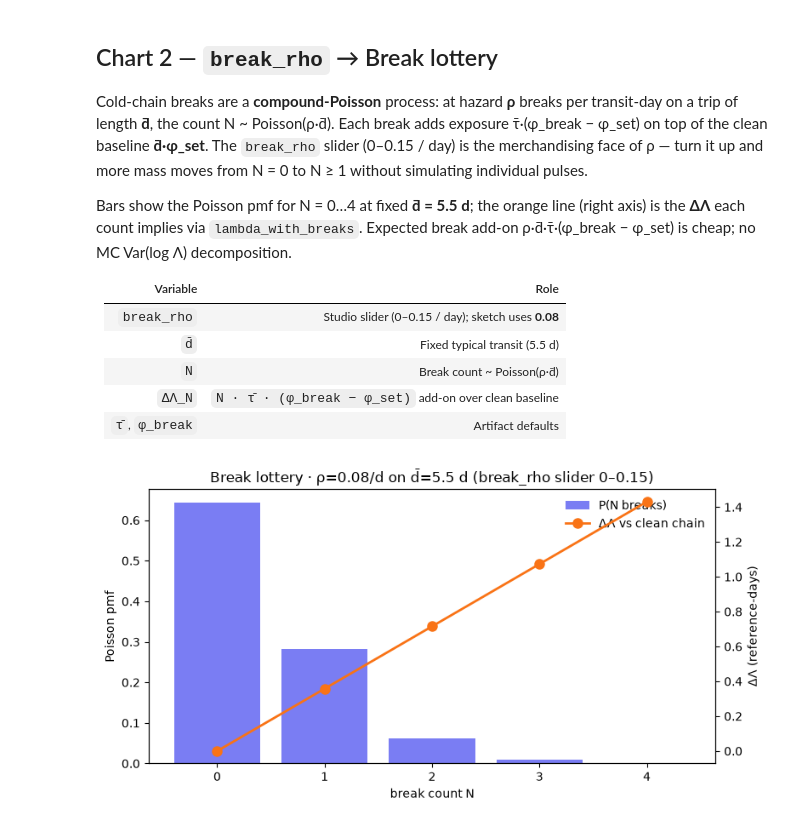
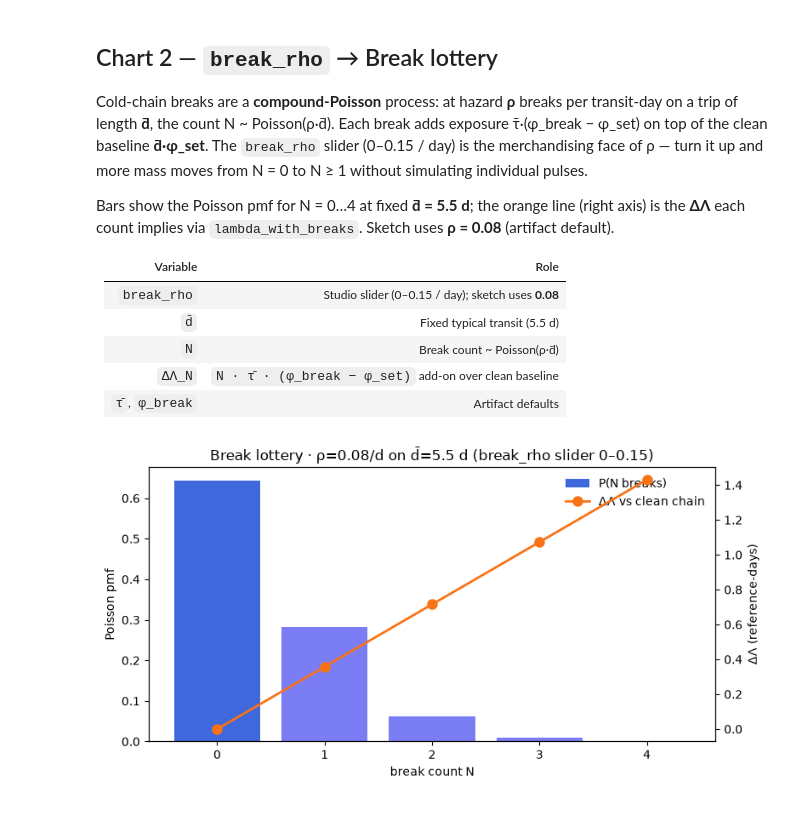
Before and after one commit to OliverEvans96/blueberries-voi, a Jupyter notebook: notebooks/arrival_tuning_charts_sketch.ipynb, the cells around one changed output. Drawn from its saved outputs; the diff is of its cells as text; code cells hidden in the pictures.

```diff
--- a/notebooks/arrival_tuning_charts_sketch.ipynb
+++ b/notebooks/arrival_tuning_charts_sketch.ipynb
@@ -161,7 +155,7 @@ plt.show()
 
 Cold-chain breaks are a **compound-Poisson** process: at hazard **ρ** breaks per transit-day on a trip of length **d̄**, the count N ~ Poisson(ρ·d̄). Each break adds exposure τ̄·(φ_break − φ_set) on top of the clean baseline **d̄·φ_set**. The `break_rho` slider (0–0.15 / day) is the merchandising face of ρ — turn it up and more mass moves from N = 0 to N ≥ 1 without simulating individual pulses.
 
-Bars show the Poisson pmf for N = 0…4 at fixed **d̄ = 5.5 d**; the orange line (right axis) is the **ΔΛ** each count implies via `lambda_with_breaks`. Expected break add-on ρ·d̄·τ̄·(φ_break − φ_set) is cheap; no MC Var(log Λ) decomposition.
+Bars show the Poisson pmf for N = 0…4 at fixed **d̄ = 5.5 d**; the orange line (right axis) is the **ΔΛ** each count implies via `lambda_with_breaks`. Sketch uses **ρ = 0.08** (artifact default).
 
 | Variable | Role |
 |----------|------|
@@ -173,26 +167,31 @@ Bars show the Poisson pmf for N = 0…4 at fixed **d̄ = 5.5 d**; the orange lin
 # %%
 rho = RHO_DEF
 tau_bar = TAU_BAR_DEF
 phi_set = PHI_SET_DEF
 phi_brk = PHI_BREAK_DEF
 mu = rho * D_BAR
 ns = np.arange(0, 5)
 pmf = poisson.pmf(ns, mu)
-delta_lam = [lambda_with_breaks(D_BAR, int(n), tau_bar, phi_set, phi_brk) - lambda_clean(D_BAR, phi_set) for n in ns]
+delta_lam = [
+    lambda_with_breaks(D_BAR, int(n), tau_bar, phi_set, phi_brk) - lambda_clean(D_BAR, phi_set)
+    for n in ns
+]
 
 fig, ax = plt.subplots(figsize=(8, 4.2))
-bars = ax.bar(ns, pmf, color="#6366f1", alpha=0.85, label="P(N breaks)")
+bar_colors = ["#6366f1"] * len(ns)
+bar_colors[0] = "#1d4ed8"
+ax.bar(ns, pmf, color=bar_colors, alpha=0.85, label="P(N breaks)")
 ax.set_xlabel("break count N")
 ax.set_ylabel("Poisson pmf")
 ax.set_xticks(ns)
 ax2 = ax.twinx()
 ax2.plot(ns, delta_lam, "o-", color="#f97316", lw=2, ms=8, label="ΔΛ vs clean chain")
 ax2.set_ylabel("ΔΛ (reference-days)")
 ax.set_title(f"Break lottery · ρ={rho:.2f}/d on d̄={D_BAR} d (break_rho slider 0–0.15)")
 lines1, labels1 = ax.get_legend_handles_labels()
 lines2, labels2 = ax2.get_legend_handles_labels()
 ax.legend(lines1 + lines2, labels1 + labels2, loc="upper right", frameon=False)
 plt.tight_layout()
 plt.show()
 # %% [output]
-[figure, old version]
+[figure, new version]
```
Also changed, not shown: parts of 15 cells of this notebook.
